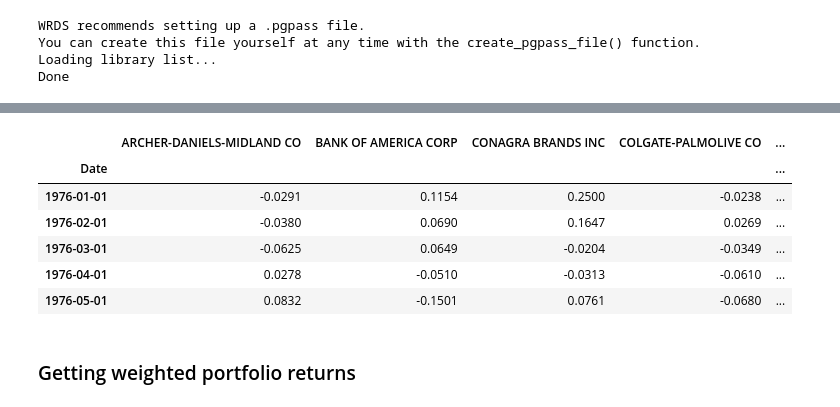
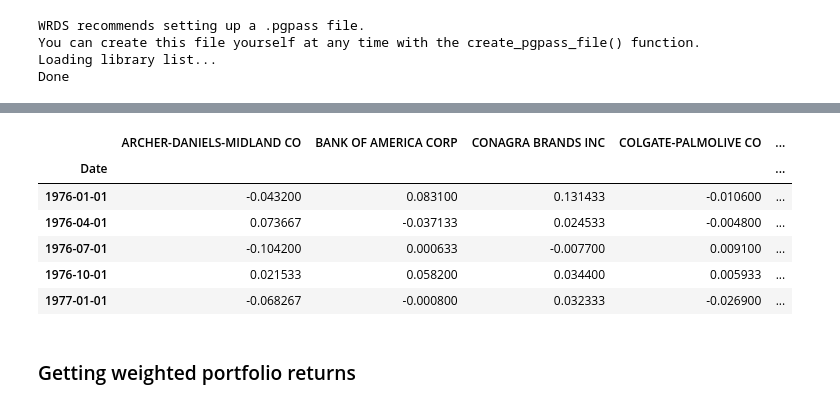
Before and after one commit to Raafayuqaily/TE-Portfolio-Stress-Testing-Final-Project, a Jupyter notebook: Section_5_KB.ipynb, the cells around one changed output, grey strips where cells are left out. Cells and saved outputs as stored; diff of their text form; code cells hidden in the pictures.

```diff
--- a/Section_5_KB.ipynb
+++ b/Section_5_KB.ipynb
@@ -205,18 +195,19 @@ ff_6_factors.head()
 # %%
 portfolio_file_ = 'portfolio_returns.csv'
 prtf_rets = pd.read_csv(DATA_DIR/portfolio_file_)
 prtf_rets['Date'] = pd.to_datetime(prtf_rets['Date'])
 prtf_rets = prtf_rets[prtf_rets['Date'] >= pd.Timestamp('1976-01-01')]
 prtf_rets.set_index('Date', inplace = True)
+prtf_rets = prtf_rets.resample('QS').mean()
 prtf_rets.head()
 # %% [output]
 |  | ARCHER-DANIELS-MIDLAND CO | BANK OF AMERICA CORP | CONAGRA BRANDS INC | COLGATE-PALMOLIVE CO | ... |
 | Date |  |  |  |  | ... |
-| 1976-01-01 | -0.0291 | 0.1154 | 0.2500 | -0.0238 | ... |
-| 1976-02-01 | -0.0380 | 0.0690 | 0.1647 | 0.0269 | ... |
-| 1976-03-01 | -0.0625 | 0.0649 | -0.0204 | -0.0349 | ... |
-| 1976-04-01 | 0.0278 | -0.0510 | -0.0313 | -0.0610 | ... |
-| 1976-05-01 | 0.0832 | -0.1501 | 0.0761 | -0.0680 | ... |
+| 1976-01-01 | -0.043200 | 0.083100 | 0.131433 | -0.010600 | ... |
+| 1976-04-01 | 0.073667 | -0.037133 | 0.024533 | -0.004800 | ... |
+| 1976-07-01 | -0.104200 | 0.000633 | -0.007700 | 0.009100 | ... |
+| 1976-10-01 | 0.021533 | 0.058200 | 0.034400 | 0.005933 | ... |
+| 1977-01-01 | -0.068267 | -0.000800 | 0.032333 | -0.026900 | ... |
 # %% [markdown]
 ### Getting weighted portfolio returns
 # %%
```
Also changed, not shown: parts of 14 cells of this notebook, 1 other file.
